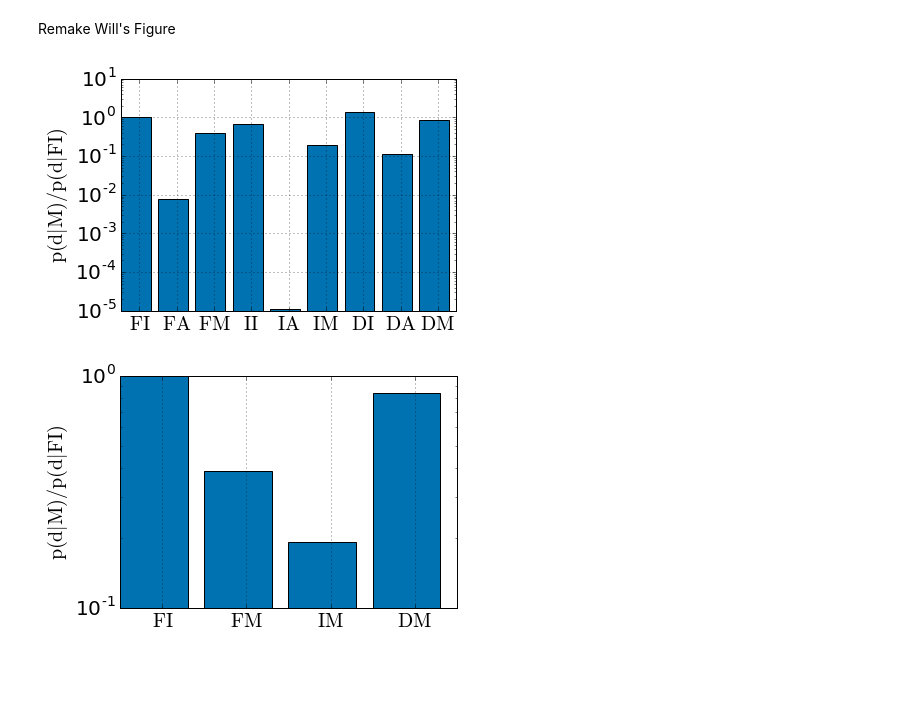
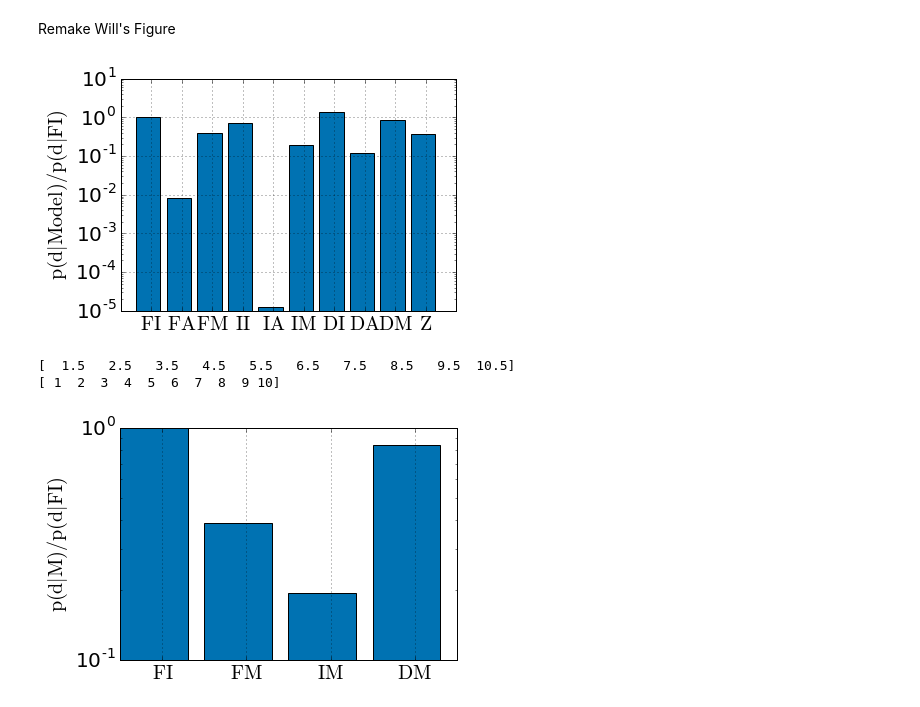
Before and after one commit to farr/AlignedVersusIsoSpin, a Jupyter notebook: notebooks/DetectionsChiEffSimon.ipynb, the cells around one changed output. Saved outputs shown, nothing was run; the diff lists cells and outputs as text; code cells hidden in the pictures; blank space fills up the shorter version.

Commit message:
Additional evidence calculations

```diff
--- a/notebooks/DetectionsChiEffSimon.ipynb
+++ b/notebooks/DetectionsChiEffSimon.ipynb
@@ -76,8 +101,4 @@ def p_power_law(x):
 # %%
-UNIFORM_SPIN_MAGNITUDE = 0
-THERMAL_SPIN_MAGNITUDE = 1
-INVERSE_THERMAL_SPIN_MAGNITUDE = 2
-
 #--- Model where all black holes have a fixed spin
 fixed_spin_magnitude = 1.0
 chi1_fixed = np.ones(npts) * fixed_spin_magnitude
@@ -172 +288,4 @@ chi_eff_zero = chi_eff(mass_ratio, chi1_zero, chi2_zero, aligned_model_costheta1
+# %%
+chi_eff_flat_above_zero = np.random.uniform(0.0, 1.0, npts)
+chi_eff_flat_minus_one_one = np.random.uniform(-1.0, 1.0, npts)
 # %%
@@ -534,6 +728,29 @@ def generateBinnedModel2(lambdas, spin_magnitude_distribution_assumption, regula
         this_chi_eff_isotropic_thermal_spin = chi_eff_isotropic_thermal_spin[0:int(nPointsTotal * lambdas[1])]
 
         this_chi_eff_mixture_model = np.concatenate([this_chi_eff_aligned_thermal_spin, this_chi_eff_isotropic_thermal_spin])
+    elif(spin_magnitude_distribution_assumption == ZERO_SPIN_MAGNITUDE):
+        #print("zero")
+        #-- use zero spin magnitude for all BHs
+        #this_chi_eff_aligned_zero_spin = chi_eff_zero[0:int(nPointsTotal * lambdas[0])]
+        this_chi_eff_mixture_model = chi_eff_zero[0:int(nPointsTotal)]
+    elif(spin_magnitude_distribution_assumption == EXTREMELY_LOW_SPIN_MAGNITUDE):
+        this_chi_eff_aligned   = chi_eff_aligned_extremely_low[0:int(nPointsTotal * lambdas[0])]
+        this_chi_eff_isotropic = chi_eff_isotropic_extremely_low[0:int(nPointsTotal * lambdas[1])]
+
+        this_chi_eff_mixture_model = np.concatenate([this_chi_eff_aligned, this_chi_eff_isotropic])
+
+    elif(spin_magnitude_distribution_assumption == EXTREMELY_HIGH_SPIN_MAGNITUDE):
+        this_chi_eff_aligned   = chi_eff_aligned_extremely_high[0:int(nPointsTotal * lambdas[0])]
+        this_chi_eff_isotropic = chi_eff_isotropic_extremely_high[0:int(nPointsTotal * lambdas[1])]
+
+        this_chi_eff_mixture_model = np.concatenate([this_chi_eff_aligned, this_chi_eff_isotropic])
+
+    elif(spin_magnitude_distribution_assumption == PROXY_ALIGNED):
+        this_chi_eff_mixture_model = chi_eff_flat_above_zero
+
+    elif(spin_magnitude_distribution_assumption == PROXY_ISOTROPIC):
+        this_chi_eff_mixture_model = chi_eff_flat_minus_one_one
+
     else:
         print("error!")
 
@@ -950,0 +1262,6 @@ DM 0.838257015474 -0.0766228032211
+# %%
+evidence_ratio_all_aligned_uniform_to_isotropic_uniform = evidence_all_aligned_uniform/evidence_all_isotropic_uniform
+print(evidence_ratio_all_aligned_uniform_to_isotropic_uniform)
+C_evidence_ratio_all_aligned_uniform_to_isotropic_uniform = evidence_ratio_all_aligned_uniform_to_isotropic_uniform / (1.0 + evidence_ratio_all_aligned_uniform_to_isotropic_uniform)
+sigma_evidence_ratio_all_aligned_uniform_to_isotropic_uniform = scipy.stats.distributions.norm(0.0, 1.0).ppf(C_evidence_ratio_all_aligned_uniform_to_isotropic_uniform)
+print(sigma_evidence_ratio_all_aligned_uniform_to_isotropic_uniform)
@@ -1008,31 +1337,38 @@ Remake Will's Figure
 # %%
 figname="Wills_evidence_ratio_figure_with_mixture_models"
 plt.figure()
 plt.clf()
 toplot=[evidence_ratio_all_isotropic_uniform_to_isotropic_uniform,
         evidence_ratio_all_aligned_uniform_to_isotropic_uniform,
         evidence_ratio_mixture_uniform_to_isotropic_uniform,
         evidence_ratio_all_isotropic_thermal_to_isotropic_uniform,
         evidence_ratio_all_aligned_thermal_to_isotropic_uniform,
         evidence_ratio_mixture_thermal_to_isotropic_uniform,
         evidence_ratio_all_isotropic_inverse_thermal_to_isotropic_uniform,
         evidence_ratio_all_aligned_inverse_thermal_to_isotropic_uniform,
-        evidence_ratio_mixture_inverse_thermal_to_isotropic_uniform]
-labels = [r'$\mathrm{FI}$', r'$\mathrm{FA}$', r'$\mathrm{FM}$', r'$\mathrm{II}$', r'$\mathrm{IA}$', r'$\mathrm{IM}$', r'$\mathrm{DI}$', r'$\mathrm{DA}$', r'$\mathrm{DM}$']
+        evidence_ratio_mixture_inverse_thermal_to_isotropic_uniform,
+        evidence_ratio_all_zero_to_isotropic_uniform]
+labels = [r'$\mathrm{FI}$', r'$\mathrm{FA}$', r'$\mathrm{FM}$', r'$\mathrm{II}$', r'$\mathrm{IA}$', r'$\mathrm{IM}$', r'$\mathrm{DI}$', r'$\mathrm{DA}$', r'$\mathrm{DM}$', r'$\mathrm{Z}$']
 bar_loc = np.arange(len(labels))+1
 tick_loc = bar_loc+0.5
 plt.bar(bar_loc, toplot, log=True, color=[0.0/255.0,114.0/255.0,178/255.0])
 plt.grid()
-plt.xlim()
+plt.xlim([0.5, 11.5])
 plt.ylim()
 plt.xticks(tick_loc, labels, fontsize=big_enough_font)
 plt.yticks(fontsize=big_enough_font)
 plt.xlabel(r"", fontsize=big_enough_font)
-plt.ylabel(r"$\mathrm{p(d|M) / p(d|FI)}$", fontsize=big_enough_font)
+plt.ylabel(r"$\mathrm{p(d|Model) / p(d|FI)}$", fontsize=big_enough_font)
 plt.tight_layout()
 plt.savefig(this_plot_folder + figname + ".png", dpi=400)
 # %% [output]
-[figure, old version]
+[figure, new version]
+# %%
+print(tick_loc)
+print(bar_loc)
+# %% [output]
+[  1.5   2.5   3.5   4.5   5.5   6.5   7.5   8.5   9.5  10.5]
+[ 1  2  3  4  5  6  7  8  9 10]
 # %%
 figname="evidence_ratio_figure_mixture_models"
 plt.figure()
```
Also changed, not shown: parts of 48 cells of this notebook.
